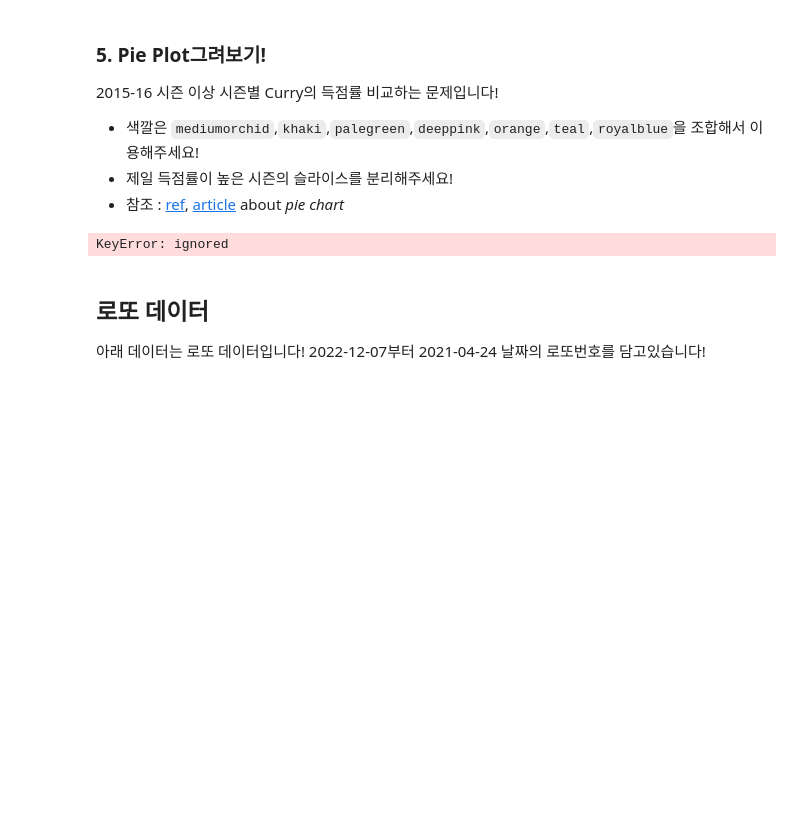
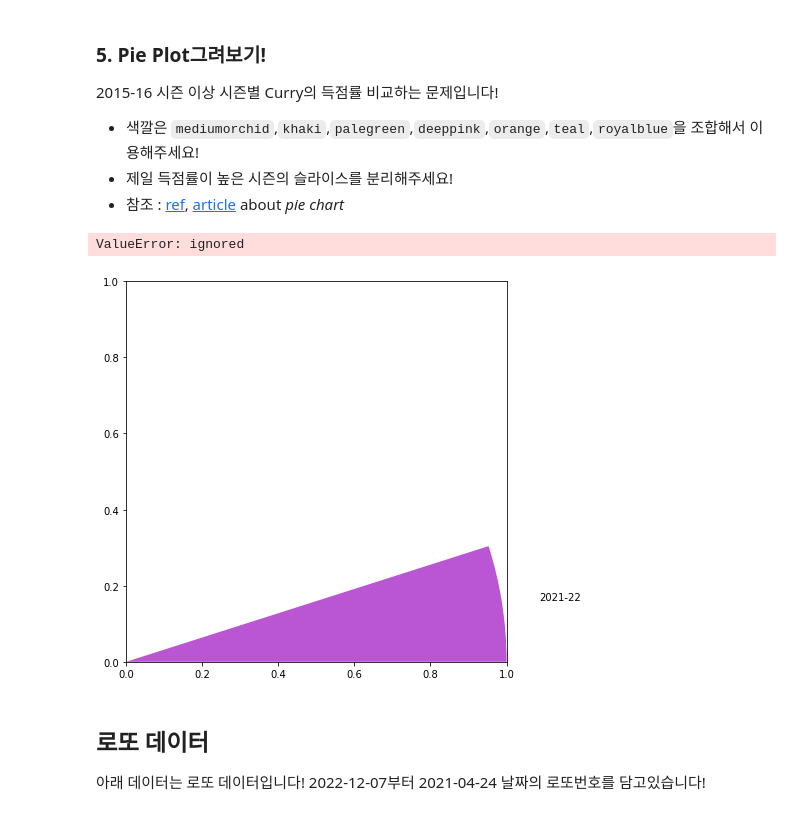
Before and after one commit to kwag-serin/DAP_, a Jupyter notebook: lecture4_ipynb의_사본.ipynb, the cells around one changed output. Cells and saved outputs as stored; diff of their text form; code cells hidden in the pictures; blank space fills up the shorter version.

```diff
--- a/lecture4_ipynb의_사본.ipynb
+++ b/lecture4_ipynb의_사본.ipynb
@@ -397,25 +397,26 @@ plt.show()
 - 제일 득점률이 높은 시즌의 슬라이스를 분리해주세요!
 - 참조 : [ref](https://matplotlib.org/stable/api/_as_gen/matplotlib.pyplot.pie.html),  [article](https://medium.com/@kvnamipara/a-better-visualisation-of-pie-charts-by-matplotlib-935b7667d77f) about *pie chart*
 # %%
-seasonCount = df['season'].value_counts(normalize=True)
+seasonCount = df_players['season'].value_counts(normalize=True)
 # typeCount
 fig, ax = plt.subplots(figsize=(7,7))
+sorted_colors = ['mediumorchid', 'khaki', 'palegreen', 'deeppink', 'orange', 'teal', 'royalblue']
 
 ax.pie(
     seasonCount,
     labels = seasonCount.index,
     autopct = '%1.1f%',
-    colors = ["mediumorchid", "khaki", "palegreen", "deeppink", "orange", "teal", "royalblue"]
-    [c, ind] =
+    colors = sorted_colors
        )
 ax.legend()
 
 #draw white circle in the middle
 centre_circle = ax.pie(wedgeprops=dict(width=0.5))
-
+ax = fig.add_subplot()
 plt.show()
 # %% [output]
-KeyError: ignored
+ValueError: ignored
+[figure, added]
 # %% [markdown]
 ## 로또 데이터
 아래 데이터는 로또 데이터입니다! 2022-12-07부터 2021-04-24 날짜의 로또번호를 담고있습니다!
```
